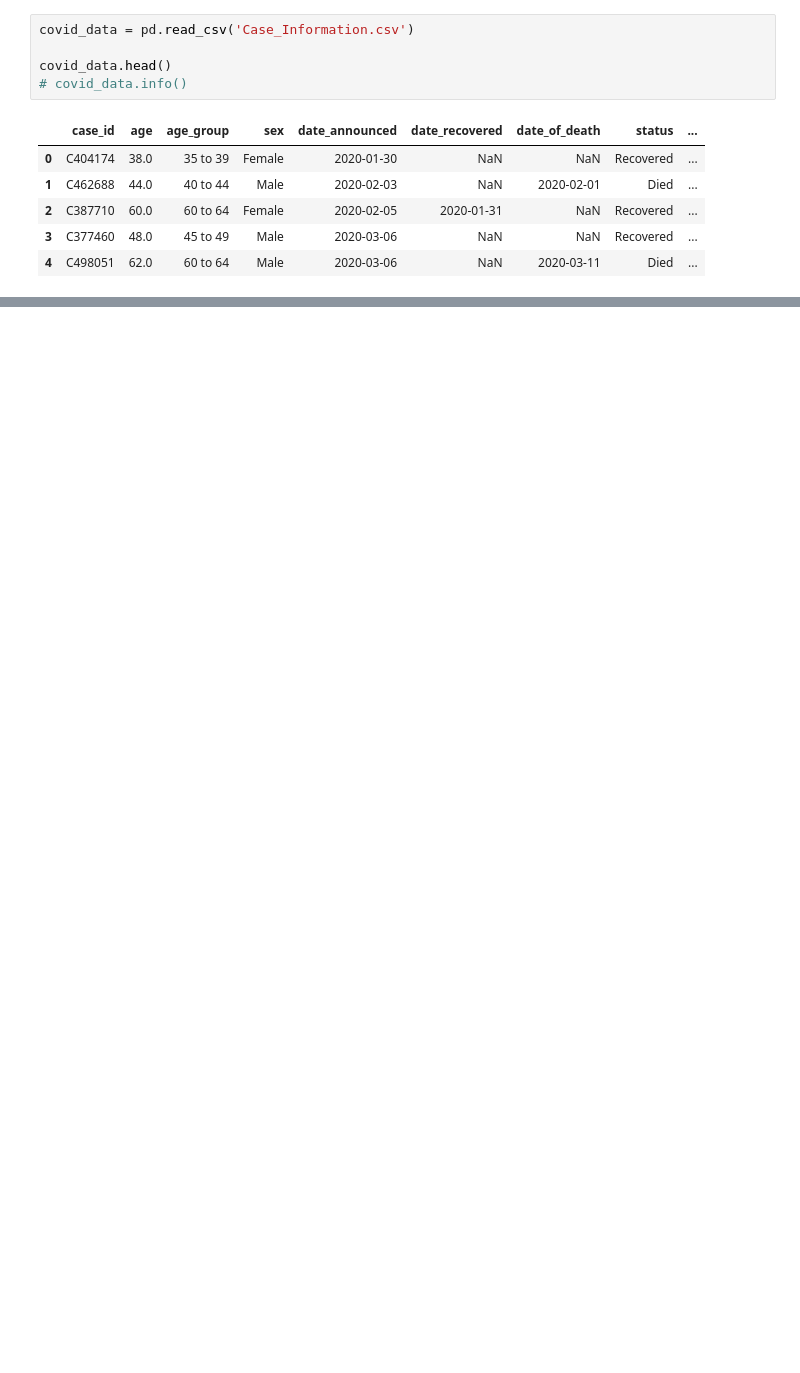
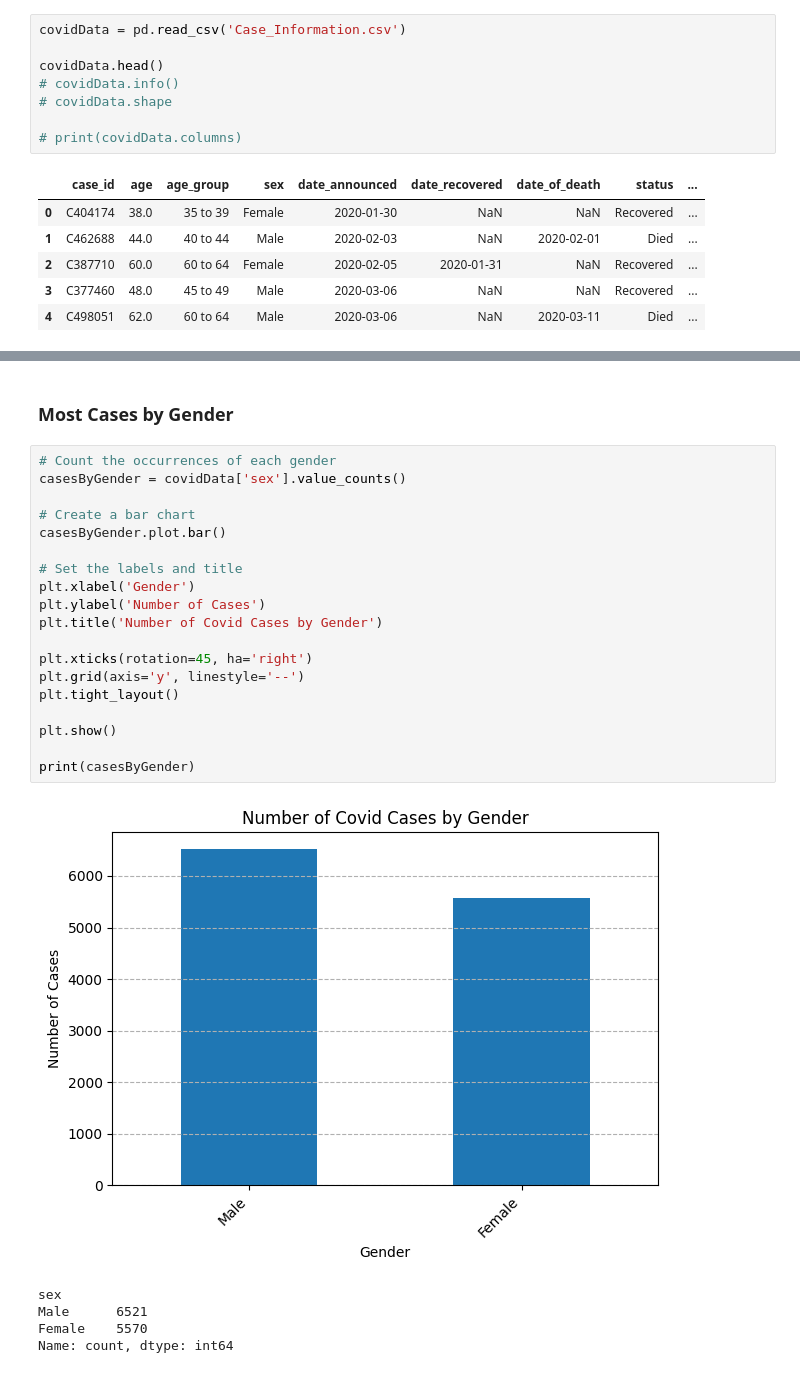
Before and after one commit to Ashvalano/covid_data_analysis, a Jupyter notebook: covid analysis.ipynb, the cells around one changed output, grey strips where cells are left out. Saved outputs shown, nothing was run; the diff lists cells and outputs as text; blank space fills up the shorter version.

```diff
--- a/covid analysis.ipynb
+++ b/covid analysis.ipynb
@@ -3,8 +8,11 @@ import pandas as pd
 # %%
-covid_data = pd.read_csv('Case_Information.csv')
+covidData = pd.read_csv('Case_Information.csv')
 
-covid_data.head()
-# covid_data.info()
+covidData.head()
+# covidData.info()
+# covidData.shape
+
+# print(covidData.columns)
 # %% [output]
 |  | case_id | age | age_group | sex | date_announced | date_recovered | date_of_death | status | ... |
 | 0 | C404174 | 38.0 | 35 to 39 | Female | 2020-01-30 | NaN | NaN | Recovered | ... |
@@ -14,0 +31,27 @@ covid_data.head()
+# %% [markdown]
+### Most Cases by Gender
+# %%
+# Count the occurrences of each gender
+casesByGender = covidData['sex'].value_counts()
+
+# Create a bar chart
+casesByGender.plot.bar()
+
+# Set the labels and title
+plt.xlabel('Gender')
+plt.ylabel('Number of Cases')
+plt.title('Number of Covid Cases by Gender')
+
+plt.xticks(rotation=45, ha='right')
+plt.grid(axis='y', linestyle='--')
+plt.tight_layout()
+
+plt.show()
+
+print(casesByGender)
+# %% [output]
+[figure, added]
+sex
+Male      6521
+Female    5570
+Name: count, dtype: int64
```
Also changed, not shown: parts of 7 cells of this notebook.
